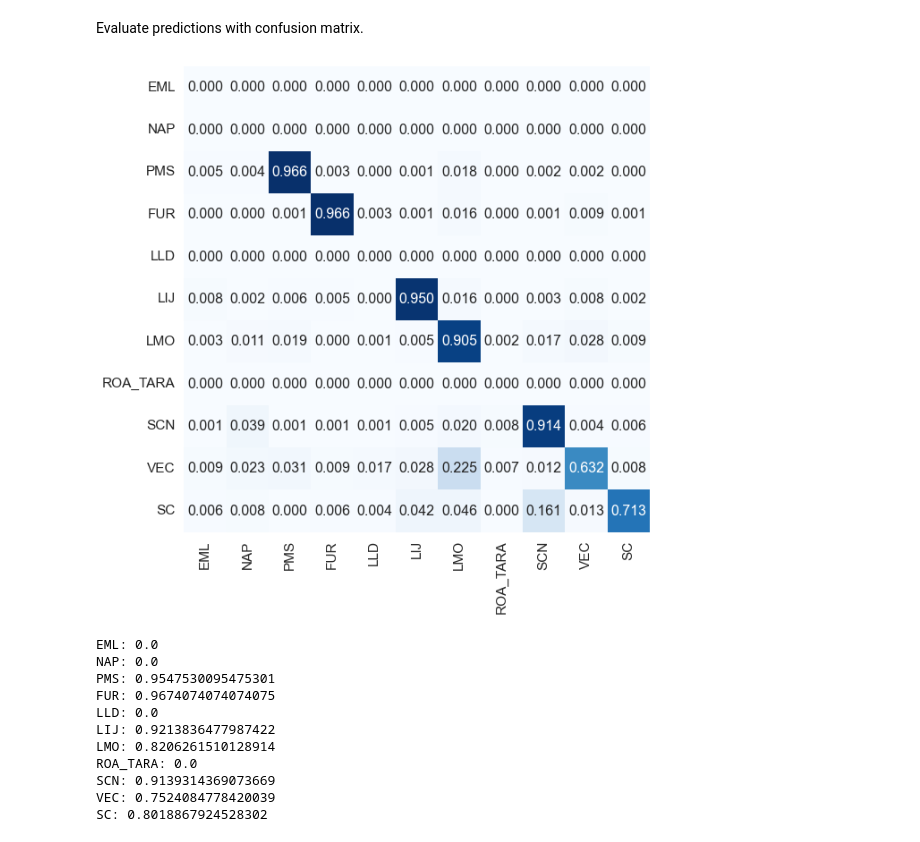
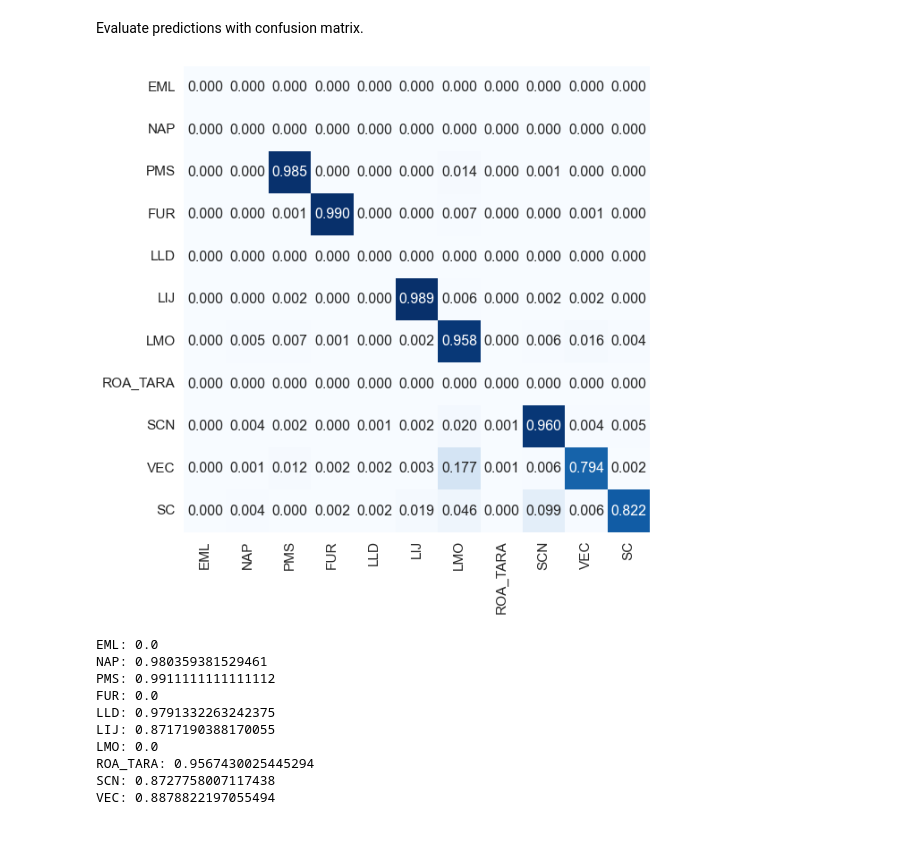
Before and after one commit to eduardoberford/spanish-dialects-identification, a Jupyter notebook: baseline.ipynb, the cells around one changed output. Cells and saved outputs as stored; diff of their text form; code cells hidden in the pictures.

Commit message:
Adapted baseline model to the new dataset

```diff
--- a/baseline.ipynb
+++ b/baseline.ipynb
@@ -26,7 +26,7 @@ Vectorize and scale the training data.
 from sklearn.feature_extraction.text import TfidfVectorizer
 from sklearn.preprocessing import StandardScaler
 
-vectorizer = TfidfVectorizer(analyzer='char_wb', ngram_range=(3,5), max_features=100000)
+vectorizer = TfidfVectorizer()
 scaler = StandardScaler(with_mean=False)
 X = vectorizer.fit_transform(X)
 X = scaler.fit_transform(X)
@@ -102,10 +100,10 @@ data.head(10)
 # %% [markdown]
 Retrain the model on the whole training set.
 # %%
-from sklearn.linear_model import SGDClassifier, LogisticRegression
+from sklearn.linear_model import LogisticRegression
 
 import numpy as np
 
-model = LogisticRegression(random_state=0, n_jobs=-1)
+model = LogisticRegression(random_state=0, n_jobs=-1, solver="sag")
 model.fit(X, y)
 # %% [output]
@@ -130,28 +121,28 @@ y_pred = model.predict(X_dev)
 # %%
 from sklearn.metrics import confusion_matrix
 import matplotlib.pyplot as plt
 import seaborn as sns
 
-cm = confusion_matrix(y_true=y_true, y_pred=y_pred, normalize="true")
+cm = confusion_matrix(y_true=y_true, y_pred=y_pred, normalize="true", labels=range(0,11))
 
 from utils import explain_label
 df_cm = pd.DataFrame(cm, index = [explain_label(i) for i in range(0,11)],
                   columns = [explain_label(i) for i in range(0,11)])
 
 plt.figure(figsize = (9, 9))
 sns.set(font_scale=1.4) # for label size
 ax = sns.heatmap(df_cm,
             annot=True,
             annot_kws={"size": 16},
             fmt='.3f',
             cmap="Blues",
             cbar=False)
 plt.tight_layout()
 
 # plt.savefig('confusion.pdf')
 plt.show()
 # %% [output]
-[figure, old version]
+[figure, new version]
 # %%
 from sklearn.metrics import f1_score
 
@@ -160,13 +151,12 @@ for score, label in zip(f1, ['EML', 'NAP', 'PMS', 'FUR', 'LLD', 'LIJ', 'LMO', 'R
     print(f"{label}: {score}")
 # %% [output]
 EML: 0.0
-NAP: 0.0
-PMS: 0.9547530095475301
-FUR: 0.9674074074074075
-LLD: 0.0
-LIJ: 0.9213836477987422
-LMO: 0.8206261510128914
-ROA_TARA: 0.0
-SCN: 0.9139314369073669
-VEC: 0.7524084778420039
-SC: 0.8018867924528302
+NAP: 0.980359381529461
+PMS: 0.9911111111111112
+FUR: 0.0
+LLD: 0.9791332263242375
+LIJ: 0.8717190388170055
+LMO: 0.0
+ROA_TARA: 0.9567430025445294
+SCN: 0.8727758007117438
+VEC: 0.8878822197055494
```
Also changed, not shown: parts of 7 cells of this notebook.
